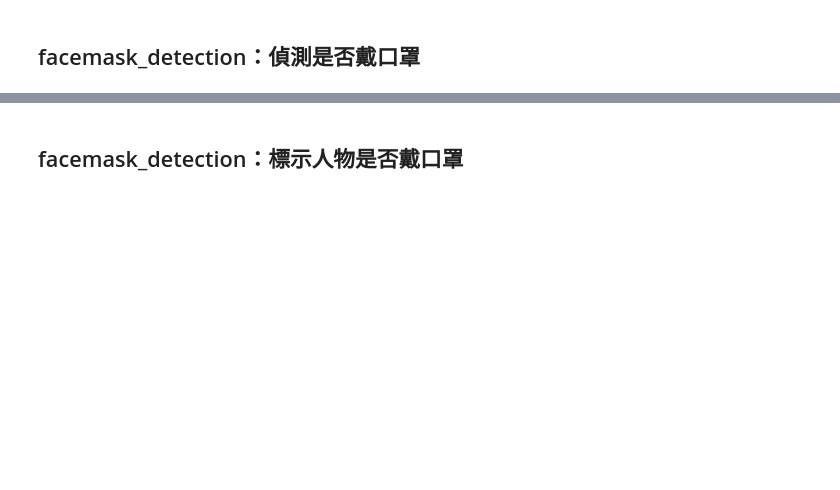
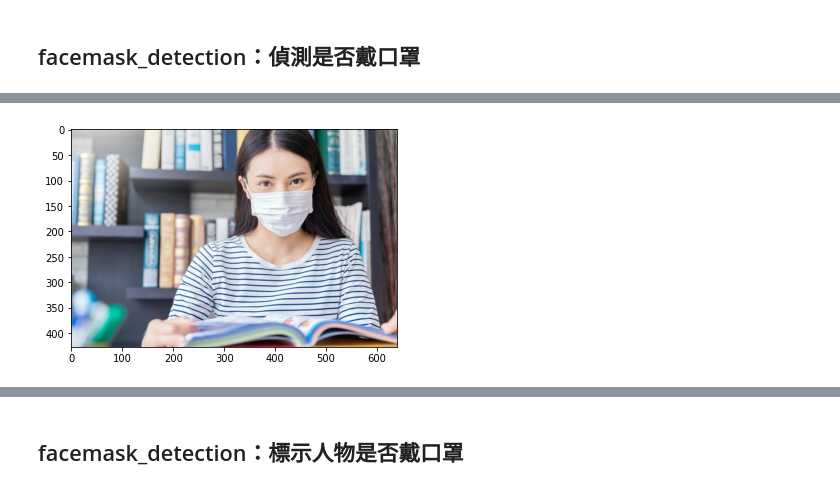
Before and after one commit to ccwu0918/Python_Development_Bible, a Jupyter notebook: ch07/ch07臉部辨識分析.ipynb, the cells around one changed output, grey strips where cells are left out. Drawn from its saved outputs; the diff is of its cells as text; code cells hidden in the pictures; blank space fills up the shorter version.

```diff
--- a/ch07/ch07臉部辨識分析.ipynb
+++ b/ch07/ch07臉部辨識分析.ipynb
@@ -246,6 +305,13 @@ import albumentations as A
 import torch
 import cv2
 import numpy as np
+# %%
+filename = 'mask1.jpg'
+img = Image.open(filename)
+plt.imshow(img)
+plt.show()
+# %% [output]
+[figure, added]
 # %%
 model = get_classifier("tf_efficientnet_b0_ns_2020-07-29")
 model.eval()
```
Also changed, not shown: parts of 35 cells of this notebook.
